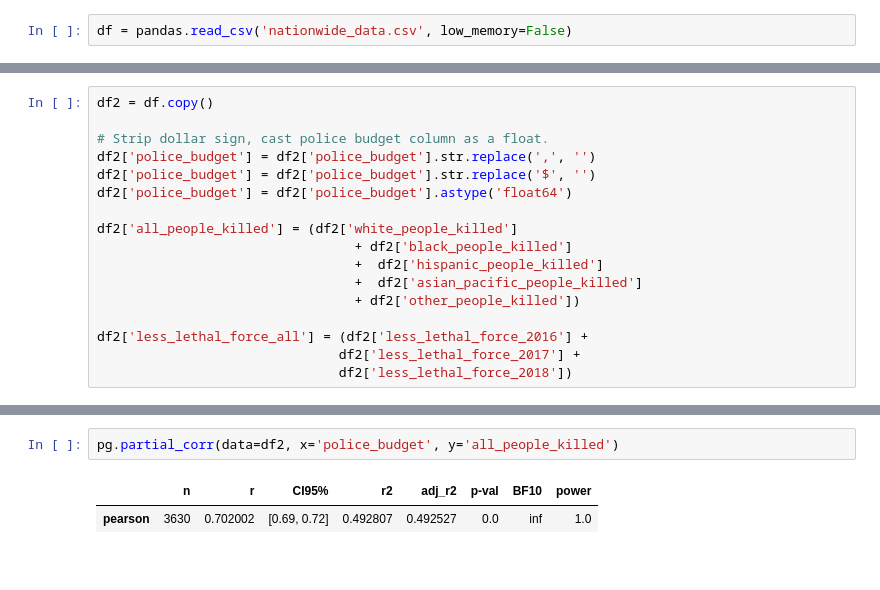
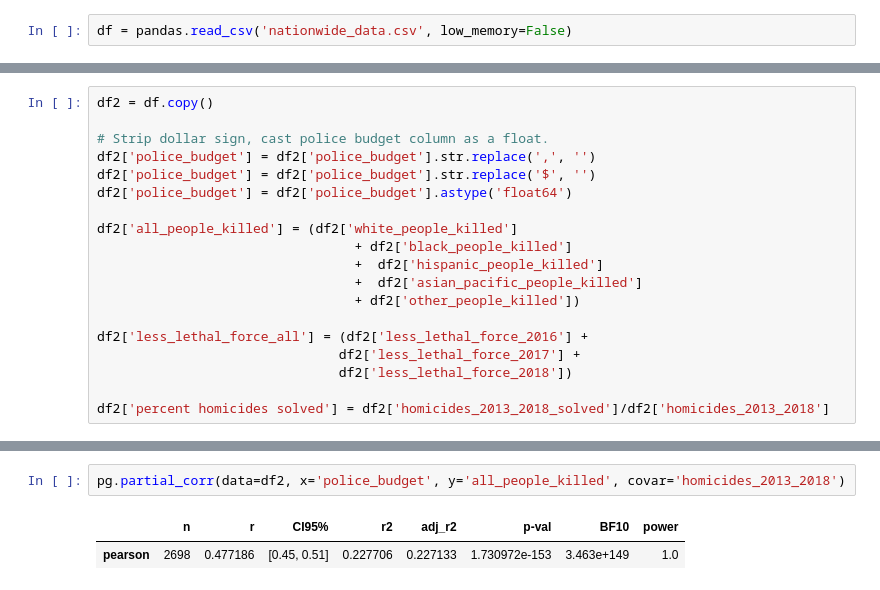
Before and after one commit to deq2/visualize_police_violence, a Jupyter notebook: visualize_police_violence.ipynb, the cells around one changed output, grey strips where cells are left out. Cells and saved outputs as stored; diff of their text form.

```diff
--- a/visualize_police_violence.ipynb
+++ b/visualize_police_violence.ipynb
@@ -47,3 +47,5 @@ df2['all_people_killed'] = (df2['white_people_killed']
 df2['less_lethal_force_all'] = (df2['less_lethal_force_2016'] +
                                df2['less_lethal_force_2017'] +
                                df2['less_lethal_force_2018'])
+
+df2['percent homicides solved'] = df2['homicides_2013_2018_solved']/df2['homicides_2013_2018']
@@ -66,5 +52,5 @@ df2
 # %%
-pg.partial_corr(data=df2, x='police_budget', y='all_people_killed')
+pg.partial_corr(data=df2, x='police_budget', y='all_people_killed', covar='homicides_2013_2018')
 # %% [output]
 |  | n | r | CI95% | r2 | adj_r2 | p-val | BF10 | power |
-| pearson | 3630 | 0.702002 | [0.69, 0.72] | 0.492807 | 0.492527 | 0.0 | inf | 1.0 |
+| pearson | 2698 | 0.477186 | [0.45, 0.51] | 0.227706 | 0.227133 | 1.730972e-153 | 3.463e+149 | 1.0 |
```
Also changed, not shown: parts of 7 cells of this notebook.
